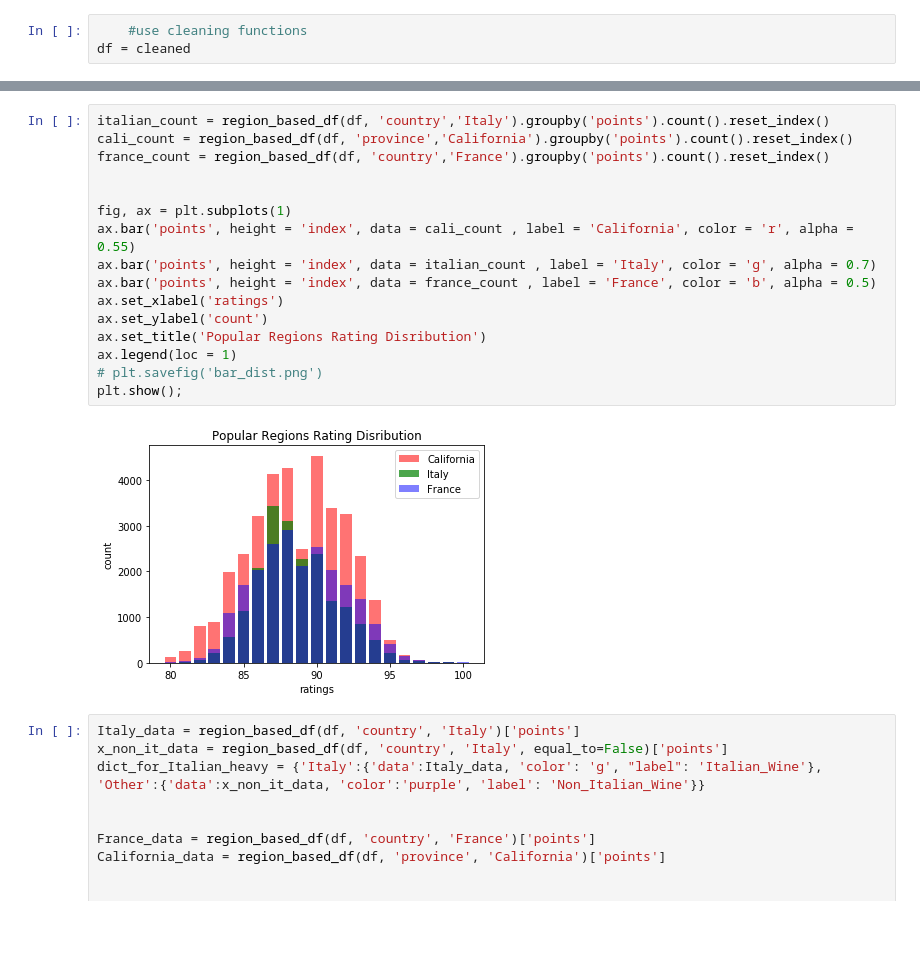
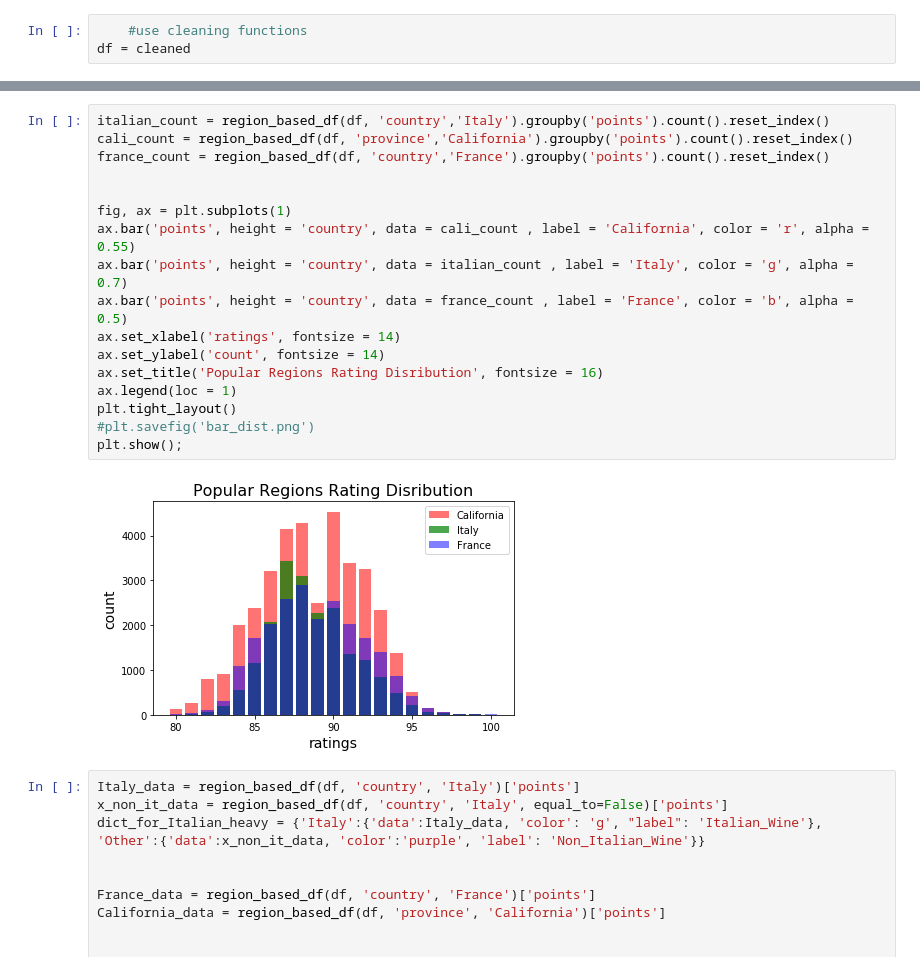
Before and after one commit to hberginc/wine_ratings_data_analysis, a Jupyter notebook: notebooks/hypotheses_visuals.ipynb, the cells around one changed output, grey strips where cells are left out. Cells and saved outputs as stored; diff of their text form; blank space fills up the shorter version.

```diff
--- a/notebooks/hypotheses_visuals.ipynb
+++ b/notebooks/hypotheses_visuals.ipynb
@@ -42,21 +43,22 @@ plt.show()
 # %%
 italian_count = region_based_df(df, 'country','Italy').groupby('points').count().reset_index()
 cali_count = region_based_df(df, 'province','California').groupby('points').count().reset_index()
 france_count = region_based_df(df, 'country','France').groupby('points').count().reset_index()
 
 
 fig, ax = plt.subplots(1)
-ax.bar('points', height = 'index', data = cali_count , label = 'California', color = 'r', alpha = 0.55)
-ax.bar('points', height = 'index', data = italian_count , label = 'Italy', color = 'g', alpha = 0.7)
-ax.bar('points', height = 'index', data = france_count , label = 'France', color = 'b', alpha = 0.5)
-ax.set_xlabel('ratings')
-ax.set_ylabel('count')
-ax.set_title('Popular Regions Rating Disribution')
+ax.bar('points', height = 'country', data = cali_count , label = 'California', color = 'r', alpha = 0.55)
+ax.bar('points', height = 'country', data = italian_count , label = 'Italy', color = 'g', alpha = 0.7)
+ax.bar('points', height = 'country', data = france_count , label = 'France', color = 'b', alpha = 0.5)
+ax.set_xlabel('ratings', fontsize = 14)
+ax.set_ylabel('count', fontsize = 14)
+ax.set_title('Popular Regions Rating Disribution', fontsize = 16)
 ax.legend(loc = 1)
-# plt.savefig('bar_dist.png')
+plt.tight_layout()
+#plt.savefig('bar_dist.png')
 plt.show();
 # %% [output]
-[figure, old version]
+[figure, new version]
 # %%
 Italy_data = region_based_df(df, 'country', 'Italy')['points']
 x_non_it_data = region_based_df(df, 'country', 'Italy', equal_to=False)['points']
```
Also changed, not shown: parts of 4 cells of this notebook, 6 other files.
